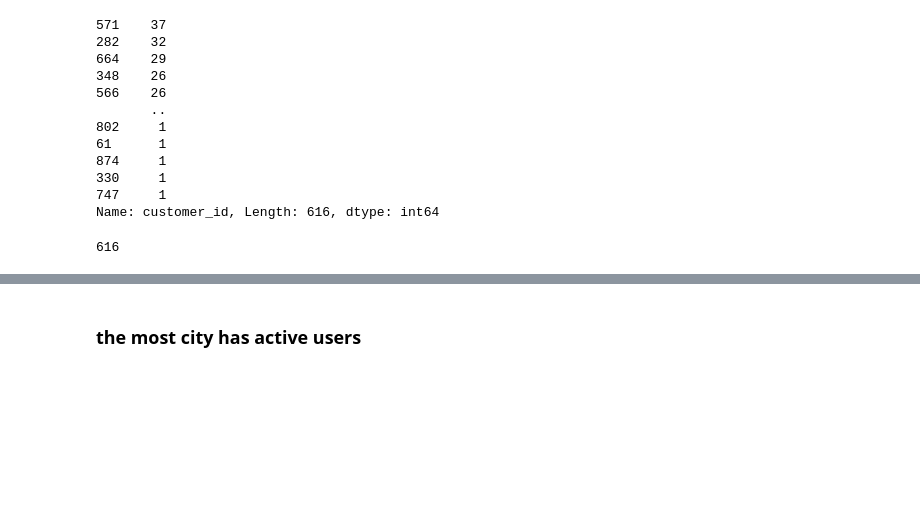
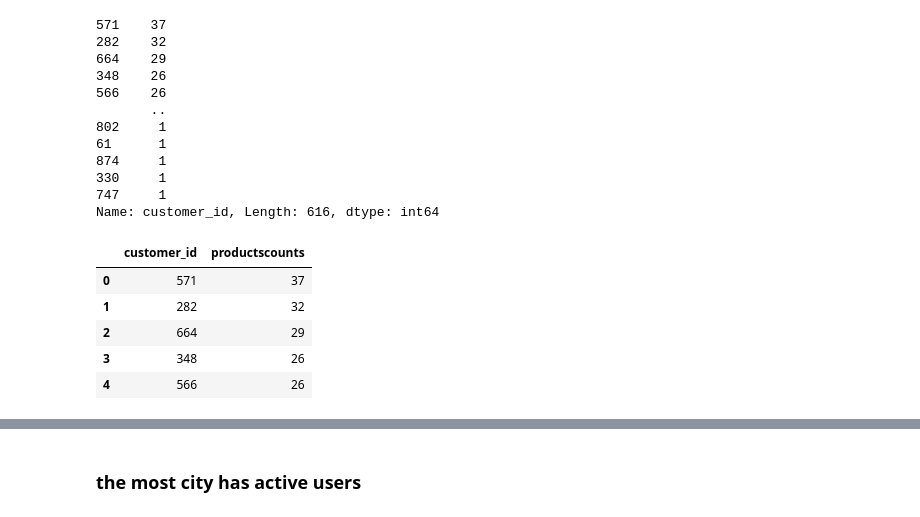
Before and after one commit to nora169/Data-Analytics_1, a Jupyter notebook: notebooks/analysis_sales_orders_customers_products.ipynb, the cells around one changed output, grey strips where cells are left out. Saved outputs shown, nothing was run; the diff lists cells and outputs as text; code cells hidden in the pictures; blank space fills up the shorter version.

```diff
--- a/notebooks/analysis_sales_orders_customers_products.ipynb
+++ b/notebooks/analysis_sales_orders_customers_products.ipynb
@@ -157,7 +157,3 @@ df[['customer_id','product_id']]['customer_id'].value_counts()
 330     1
 747     1
 Name: customer_id, Length: 616, dtype: int64
-# %%
-df['customer_id'].nunique()
-# %% [output]
-616
@@ -163,0 +162,11 @@ df['customer_id'].nunique()
+# %%
+df2=df[['customer_id','product_id']]['customer_id'].value_counts().reset_index().head(5)
+df2=df2.rename(columns={'index':'customer_id','customer_id':'productscounts'})
+df2
+# %% [output]
+|  | customer_id | productscounts |
+| 0 | 571 | 37 |
+| 1 | 282 | 32 |
+| 2 | 664 | 29 |
+| 3 | 348 | 26 |
+| 4 | 566 | 26 |
```
Also changed, not shown: parts of 7 cells of this notebook, 2 other files.
